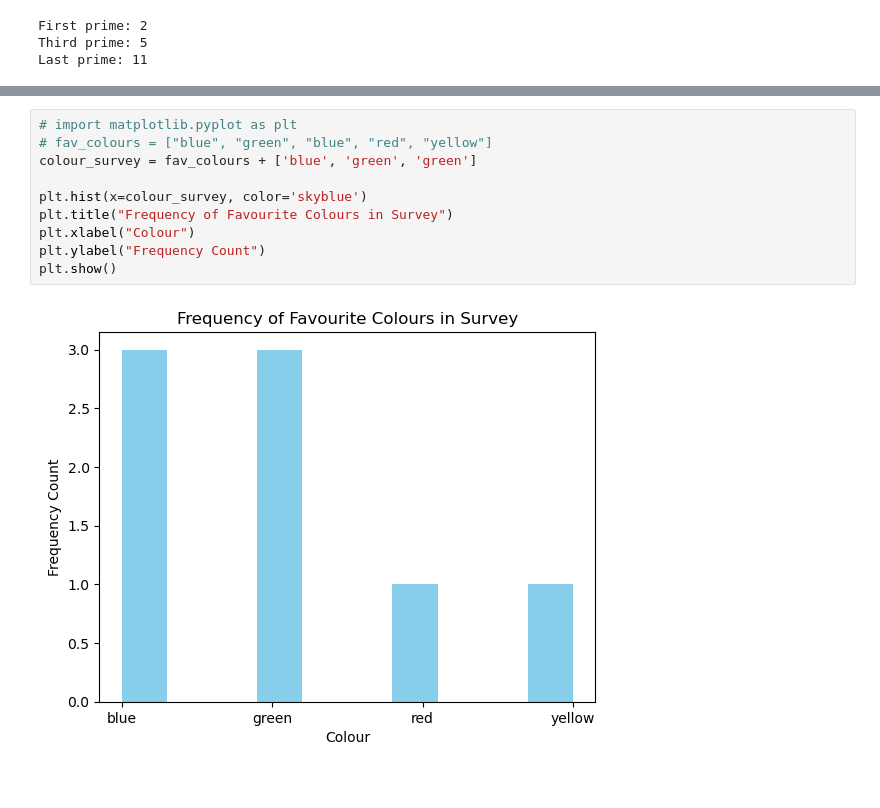
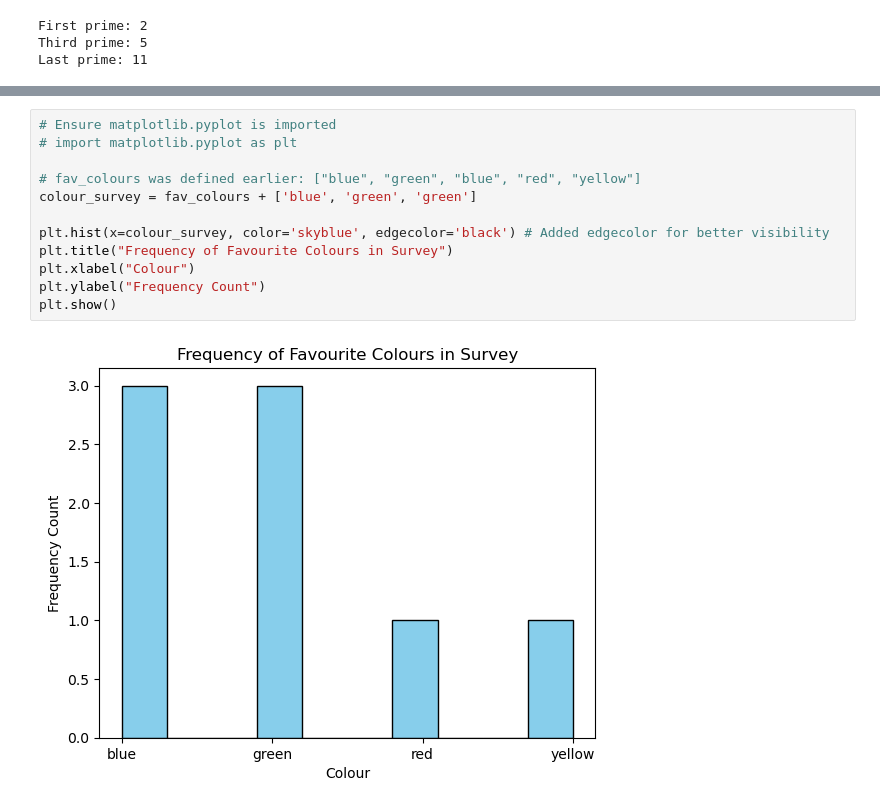
Before and after one commit to danilofreire/qtm151-summer, a Jupyter notebook: lectures/lecture-02/02-jupyter-variables.ipynb, the cells around one changed output, grey strips where cells are left out. Drawn from its saved outputs; the diff is of its cells as text.

```diff
--- a/lectures/lecture-02/02-jupyter-variables.ipynb
+++ b/lectures/lecture-02/02-jupyter-variables.ipynb
@@ -430,12 +554,14 @@ nested_list_example[2][0]
 # %%
+# Ensure matplotlib.pyplot is imported
 # import matplotlib.pyplot as plt
-# fav_colours = ["blue", "green", "blue", "red", "yellow"]
+
+# fav_colours was defined earlier: ["blue", "green", "blue", "red", "yellow"]
 colour_survey = fav_colours + ['blue', 'green', 'green']
 
-plt.hist(x=colour_survey, color='skyblue')
+plt.hist(x=colour_survey, color='skyblue', edgecolor='black') # Added edgecolor for better visibility
 plt.title("Frequency of Favourite Colours in Survey")
 plt.xlabel("Colour")
 plt.ylabel("Frequency Count")
 plt.show()
 # %% [output]
-[figure, old version]
+[figure, new version]
```
Also changed, not shown: parts of 126 cells of this notebook, 8 other files.
